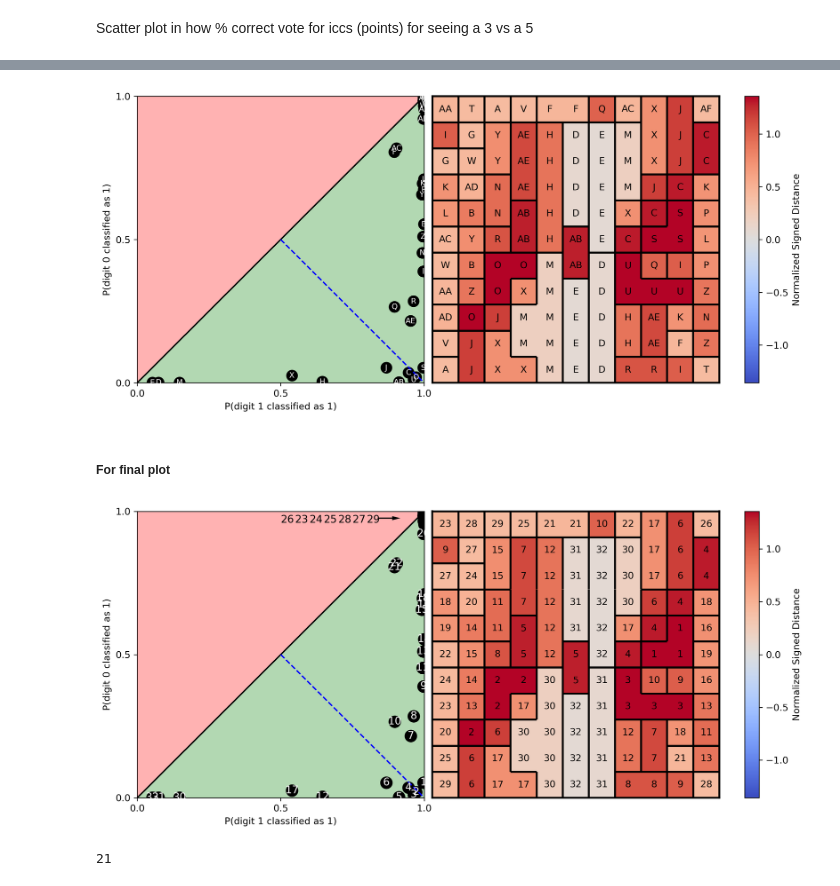
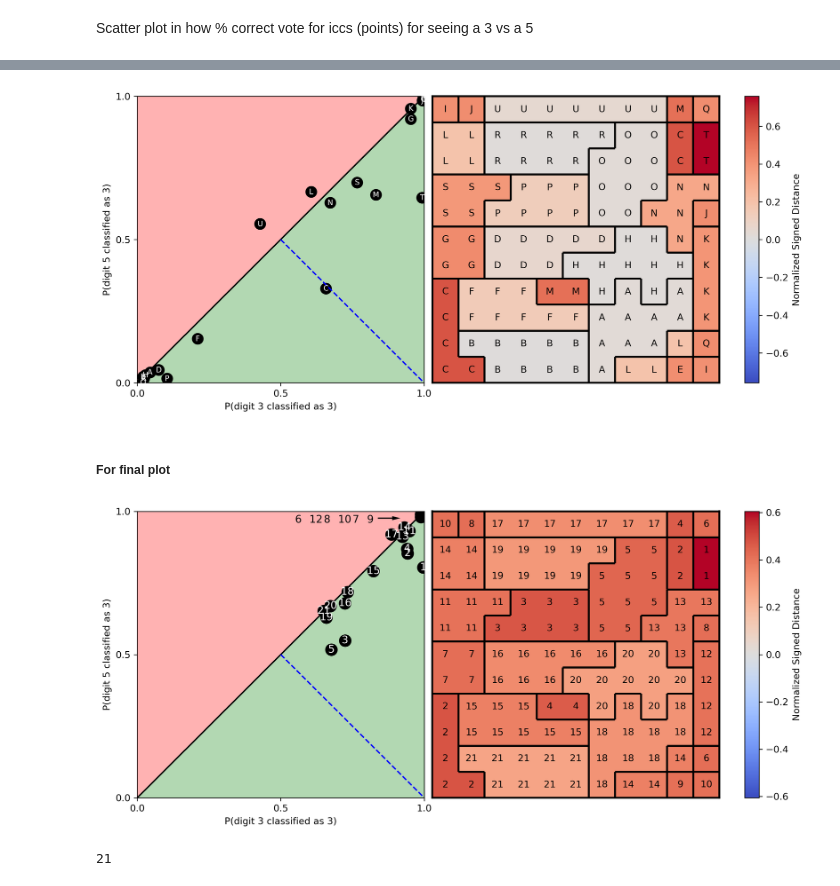
Before and after one commit to PaulHosek/MCM_classifier, a Jupyter notebook: Classifier_1/mcm/paper_plots/plots_indicative_icc.ipynb, the cells around one changed output, grey strips where cells are left out. Saved outputs shown, nothing was run; the diff lists cells and outputs as text; code cells hidden in the pictures.

Commit message:
adjusting probabilities for icc not convinced

```diff
--- a/Classifier_1/mcm/paper_plots/plots_indicative_icc.ipynb
+++ b/Classifier_1/mcm/paper_plots/plots_indicative_icc.ipynb
@@ -42,9 +42,9 @@ with open(os.path.join(samples_path,str(n_samples),"MCMs", mcms_fname), "r") as
 with open(os.path.join(samples_path,str(n_samples),"Counts", counts_fname), "r") as f:
         C = json.load(f)
 # %%
-mcm_index = 1
+mcm_index = 3
 cat_a = mcm_index
-cat_b = 0 # other digit
+cat_b = 5# other digit
 # %%
 # n_variables = 121 #TODO This cell is not trash. Needed if use all samples in a folder (e.g., 5423 or test)
 # data_path = "../data/INPUT_all/data/"
@@ -91,3 +87,16 @@ test_all_C_icc.shape, n_samples
 # %%
 import matplotlib as mpl
 mpl.rcParams['figure.dpi'] = 300
+# %%
+# comms = myplot.generate_icc_comms_map(all_MCM[mcm_index])
+# # avg_prob.shape
+# # avg_prob
+# icc_idx, icc_size = np.unique(comms, return_counts=True)
+# res = (avg_prob.T ** (1/icc_size)).T
+# avg_prob
+
+def adjust_prob_icc_size(comms, avg_prob):
+    # Adjust ICC probability by doing probabilities ^ 1/r
+
+    icc_idx, icc_size = np.unique(comms, return_counts=True)
+    return (avg_prob.T ** (1/icc_size)).T
@@ -96,7 +121,9 @@ mpl.rcParams['figure.dpi'] = 300
 
 all_prob = test_all_C_icc/n_samples # for MCM 0
 avg_prob = all_prob.mean(axis=1)
+comms = myplot.generate_icc_comms_map(all_MCM[mcm_index])
 
+# avg_prob = utils.adjust_prob_icc_size(comms,avg_prob)
 
 
 scale = 1
@@ -154,8 +181,10 @@ axs[0].set_ylim(0, 1)
 plt.subplots_adjust(wspace=-.7)
 
 axs[1].set_aspect('equal')
-comms = myplot.generate_icc_comms_map(all_MCM[mcm_index])
+avg_prob
 distances = utils.normalised_signed_distance_decisionbound(avg_prob, cat_a, cat_b)
+
+
 dist_map = distances[comms]
 im = myplot.partition_map(plt.gca(), dist_map,myplot.int_to_letters(comms),myplot.find_borders(comms), cbar=False)
 plt.colorbar(im, ax=axs[1]).set_label('Normalized Signed Distance')
@@ -177,7 +206,7 @@ plt.tight_layout()
 
 # digt 3 test vs. train in axis. Can Digithow much bias there is from smoothening. Appendix. WHy choose alhs.
 # %% [output]
-[figure, old version]
+[figure, new version]
 # %% [markdown]
 ##### For final plot
 # %%
@@ -188,6 +217,7 @@ scat_size = 130 if mode != "rank" else 150
 
 all_prob = test_all_C_icc/n_samples # for MCM 0
 avg_prob = all_prob.mean(axis=1)
+avg_prob = adjust_prob_icc_size(comms,avg_prob)
 
 comms = myplot.generate_icc_comms_map(all_MCM[mcm_index])
 distances = utils.normalised_signed_distance_decisionbound(avg_prob, cat_a, cat_b)
@@ -232,34 +262,34 @@ for i, (x, y) in enumerate(zip(avg_prob[:, cat_a], avg_prob[:, cat_b])):
     else:
         axs[0].text(x, y, lab, color="white", ha="center", va="center", fontsize=11)
 
 if any_bottomright:
     axs[0].arrow(0.024, 0.18, 0, -0.05, head_width=0.01, head_length=0.02, fc='black', ec='black')
 if any_topleft:
     axs[0].arrow(1-0.16, 1-0.024, 0.05, 0, head_width=0.01, head_length=0.02, fc='black', ec='black')
 
 
 
 
 # other stuff
 axs[0].set_xlabel(f"P(digit {cat_a} classified as {cat_a})")
 axs[0].set_ylabel(f"P(digit {cat_b} classified as {cat_a})")
 axs[0].set_xlim(0, 1)
 axs[0].set_ylim(0, 1)
 plt.subplots_adjust(wspace=-.7)
 axs[1].set_aspect('equal')
 
 
 if mode == "rank":
     im = myplot.partition_map(plt.gca(), dist_map,ranks,myplot.find_borders(comms), cbar=False)
 else:
     im = myplot.partition_map(plt.gca(), dist_map,myplot.int_to_letters(comms),myplot.find_borders(comms), cbar=False)
 
 
 plt.colorbar(im, ax=axs[1]).set_label('Normalized Signed Distance')
 plt.tight_layout()
 plt.savefig(f"./img/decisionboundary_and_map_{cat_a}{cat_b}.png", dpi=300, bbox_inches="tight")
 # %% [output]
-[figure, old version]
+[figure, new version]
 # %%
 # %% [output]
 21
```
Also changed, not shown: parts of 2 cells of this notebook, 8 other files.
